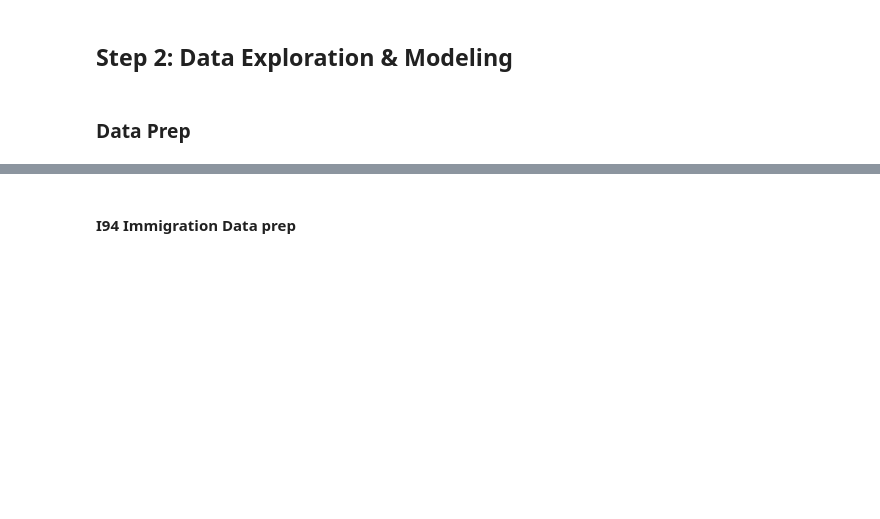
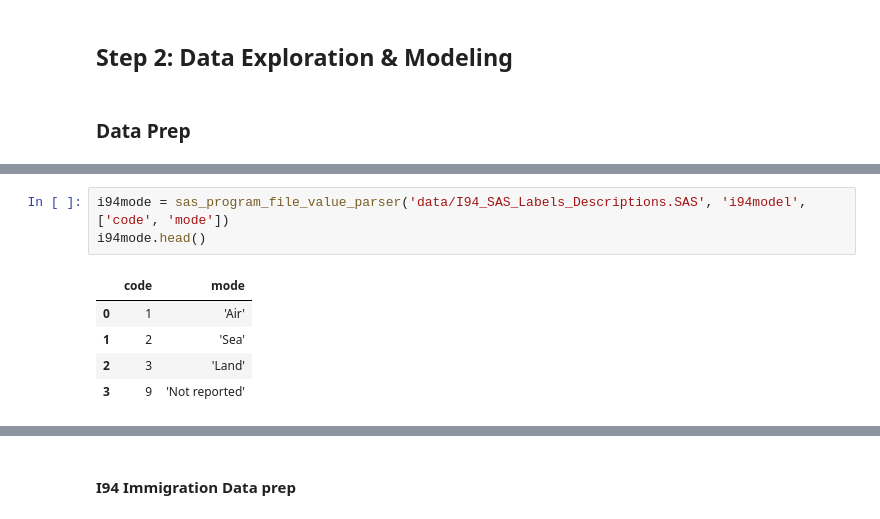
Before and after one commit to kudeh/udacity-dend-capstone, a Jupyter notebook: Capstone EDA.ipynb, the cells around one changed output, grey strips where cells are left out. Drawn from its saved outputs; the diff is of its cells as text; blank space fills up the shorter version.

```diff
--- a/Capstone EDA.ipynb
+++ b/Capstone EDA.ipynb
@@ -175,0 +226,9 @@ None
+# %%
+i94mode = sas_program_file_value_parser('data/I94_SAS_Labels_Descriptions.SAS', 'i94model', ['code', 'mode'])
+i94mode.head()
+# %% [output]
+|  | code | mode |
+| 0 | 1 | 'Air' |
+| 1 | 2 | 'Sea' |
+| 2 | 3 | 'Land' |
+| 3 | 9 | 'Not reported' |
```
Also changed, not shown: parts of 9 cells of this notebook, 1 other file.
